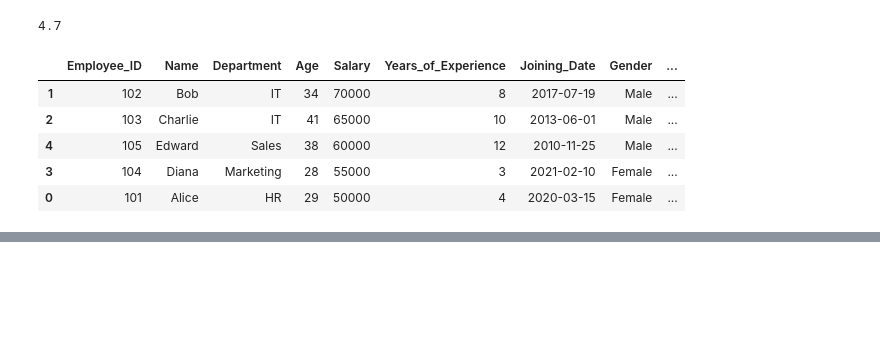
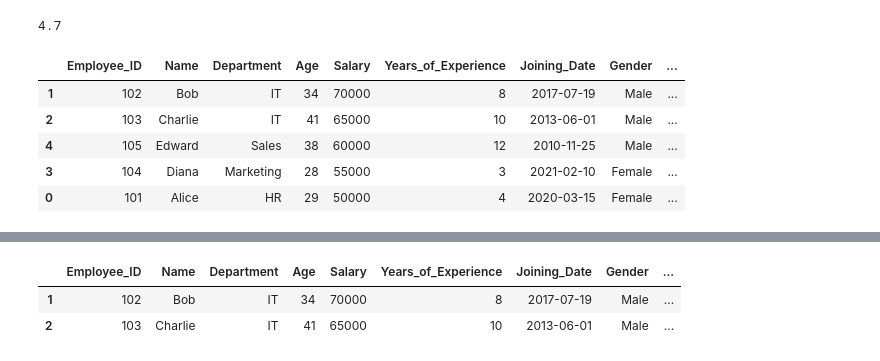
Before and after one commit to yash-agarwa-l/cognitive-assignments, a Jupyter notebook: assignment3/merged.ipynb, the cells around one changed output, grey strips where cells are left out. Saved outputs shown, nothing was run; the diff lists cells and outputs as text; code cells hidden in the pictures; blank space fills up the shorter version.

```diff
--- a/assignment3/merged.ipynb
+++ b/assignment3/merged.ipynb
@@ -191,0 +228,7 @@ df.sort_values(by="Salary", ascending=False)
+# %%
+df.loc[df.Years_of_Experience>=5]
+df.loc[df.Department=="IT"]
+# %% [output]
+|  | Employee_ID | Name | Department | Age | Salary | Years_of_Experience | Joining_Date | Gender | ... |
+| 1 | 102 | Bob | IT | 34 | 70000 | 8 | 2017-07-19 | Male | ... |
+| 2 | 103 | Charlie | IT | 41 | 65000 | 10 | 2013-06-01 | Male | ... |
```
Also changed, not shown: parts of 5 cells of this notebook.
